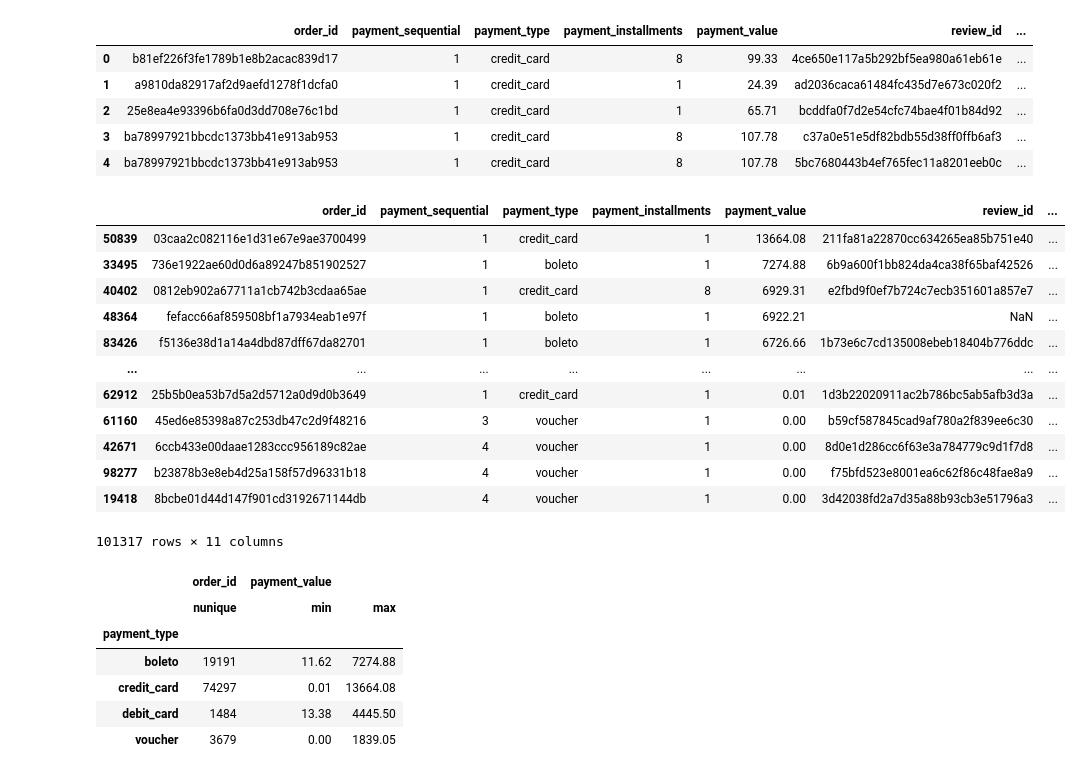
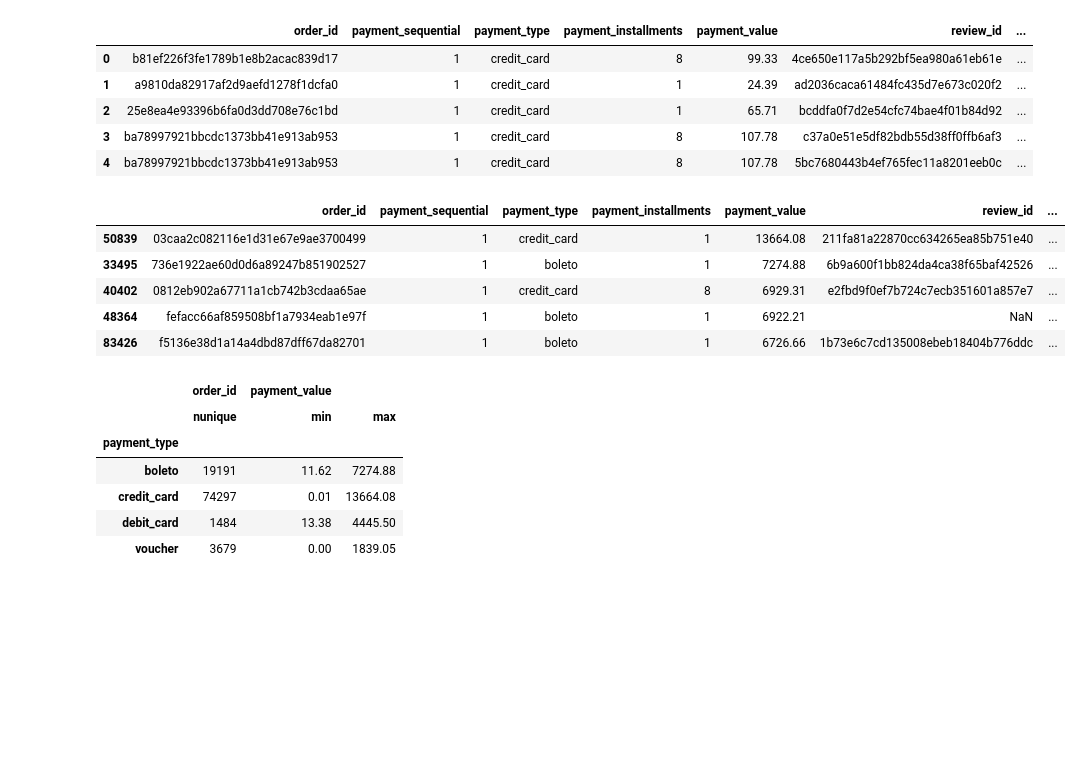
Before and after one commit to halilanisa/Proyek-Belajar-Fundamental-Analisis-Data-Dicoding, a Jupyter notebook: Proyek_Analisis_Data_Notebook.ipynb, the cells around one changed output. Cells and saved outputs as stored; diff of their text form; code cells hidden in the pictures; blank space fills up the shorter version.

```diff
--- a/Proyek_Analisis_Data_Notebook.ipynb
+++ b/Proyek_Analisis_Data_Notebook.ipynb
@@ -343,3 +344,19 @@ reviews_df["indikator_komentar"] = (
     .notna()
     .astype(int)
 )
+# %%
+# Menggabungkan payments dengan reviews berdasarkan order_id
+gabungan_payment_review = data["payments"].merge(
+    data["reviews"],
+    on="order_id",
+    how="left"
+)
+
+# Membuat indikator: jika ada komentar = 1, jika tidak = 0
+gabungan_payment_review["review_comment_message"] = (
+    gabungan_payment_review["review_comment_message"]
+    .notna()
+    .astype(int)
+)
+
+gabungan_payment_review.head()
@@ -544,21 +568,17 @@ gabungan_payment_review.head()
 | 3 | ba78997921bbcdc1373bb41e913ab953 | 1 | credit_card | 8 | 107.78 | c37a0e51e5df82bdb55d38ff0ffb6af3 | ... |
 | 4 | ba78997921bbcdc1373bb41e913ab953 | 1 | credit_card | 8 | 107.78 | 5bc7680443b4ef765fec11a8201eeb0c | ... |
 # %%
-payments_reviews_df.sort_values(by="payment_value", ascending=False)
+payments_reviews_df = gabungan_payment_review.copy()
+
+# Urutkan berdasarkan nilai pembayaran
+payments_reviews_df.sort_values(by="payment_value", ascending=False).head()
 # %% [output]
 |  | order_id | payment_sequential | payment_type | payment_installments | payment_value | review_id | ... |
 | 50839 | 03caa2c082116e1d31e67e9ae3700499 | 1 | credit_card | 1 | 13664.08 | 211fa81a22870cc634265ea85b751e40 | ... |
 | 33495 | 736e1922ae60d0d6a89247b851902527 | 1 | boleto | 1 | 7274.88 | 6b9a600f1bb824da4ca38f65baf42526 | ... |
 | 40402 | 0812eb902a67711a1cb742b3cdaa65ae | 1 | credit_card | 8 | 6929.31 | e2fbd9f0ef7b724c7ecb351601a857e7 | ... |
 | 48364 | fefacc66af859508bf1a7934eab1e97f | 1 | boleto | 1 | 6922.21 | NaN | ... |
 | 83426 | f5136e38d1a14a4dbd87dff67da82701 | 1 | boleto | 1 | 6726.66 | 1b73e6c7cd135008ebeb18404b776ddc | ... |
-| ... | ... | ... | ... | ... | ... | ... | ... |
-| 62912 | 25b5b0ea53b7d5a2d5712a0d9d0b3649 | 1 | credit_card | 1 | 0.01 | 1d3b22020911ac2b786bc5ab5afb3d3a | ... |
-| 61160 | 45ed6e85398a87c253db47c2d9f48216 | 3 | voucher | 1 | 0.00 | b59cf587845cad9af780a2f839ee6c30 | ... |
-| 42671 | 6ccb433e00daae1283ccc956189c82ae | 4 | voucher | 1 | 0.00 | 8d0e1d286cc6f63e3a784779c9d1f7d8 | ... |
-| 98277 | b23878b3e8eb4d25a158f57d96331b18 | 4 | voucher | 1 | 0.00 | f75bfd523e8001ea6c62f86c48fae8a9 | ... |
-| 19418 | 8bcbe01d44d147f901cd3192671144db | 4 | voucher | 1 | 0.00 | 3d42038fd2a7d35a88b93cb3e51796a3 | ... |
-101317 rows × 11 columns
 # %%
 payments_reviews_df.groupby(by="payment_type").agg({
     "order_id": "nunique",
```
Also changed, not shown: parts of 20 cells of this notebook.
